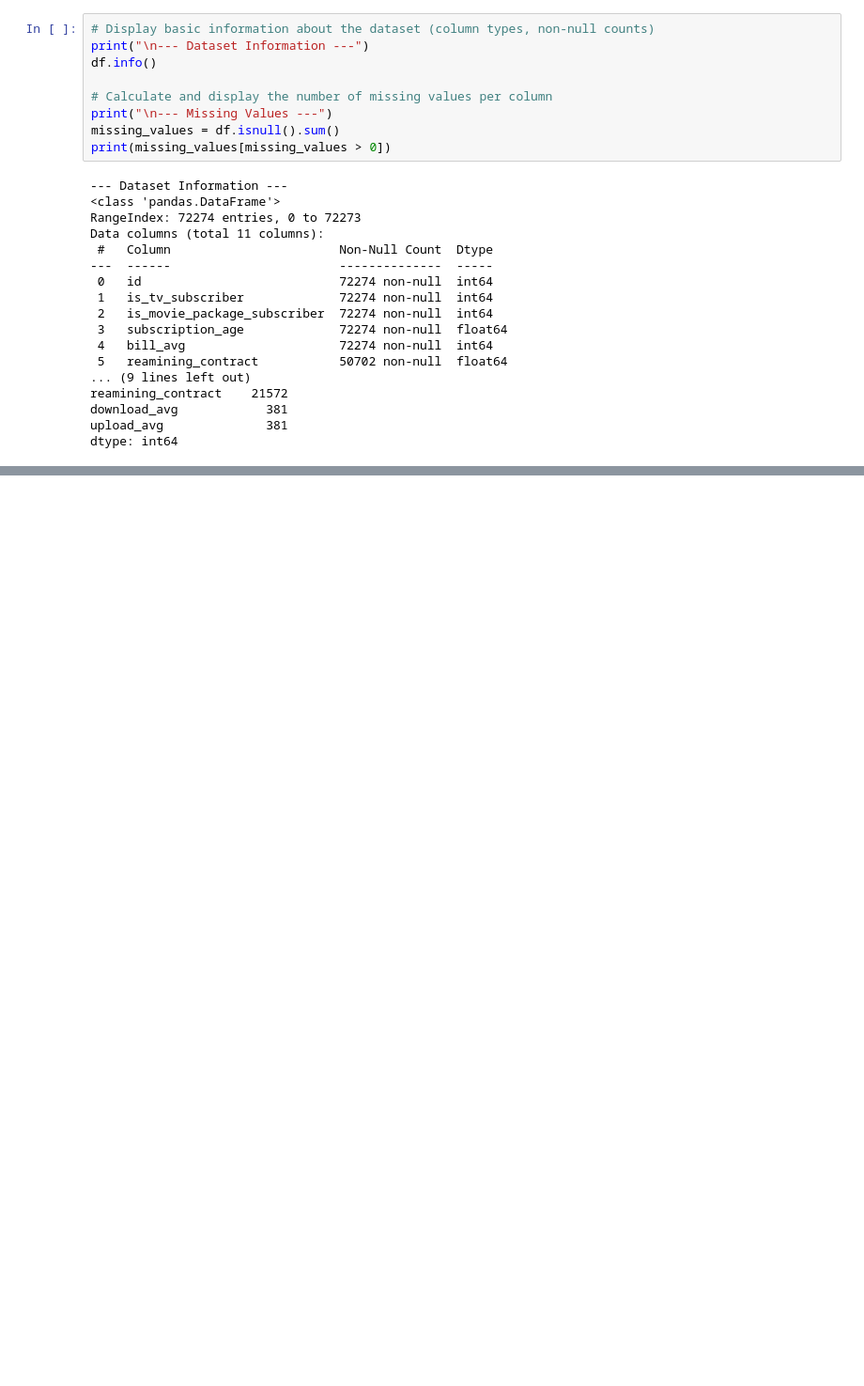
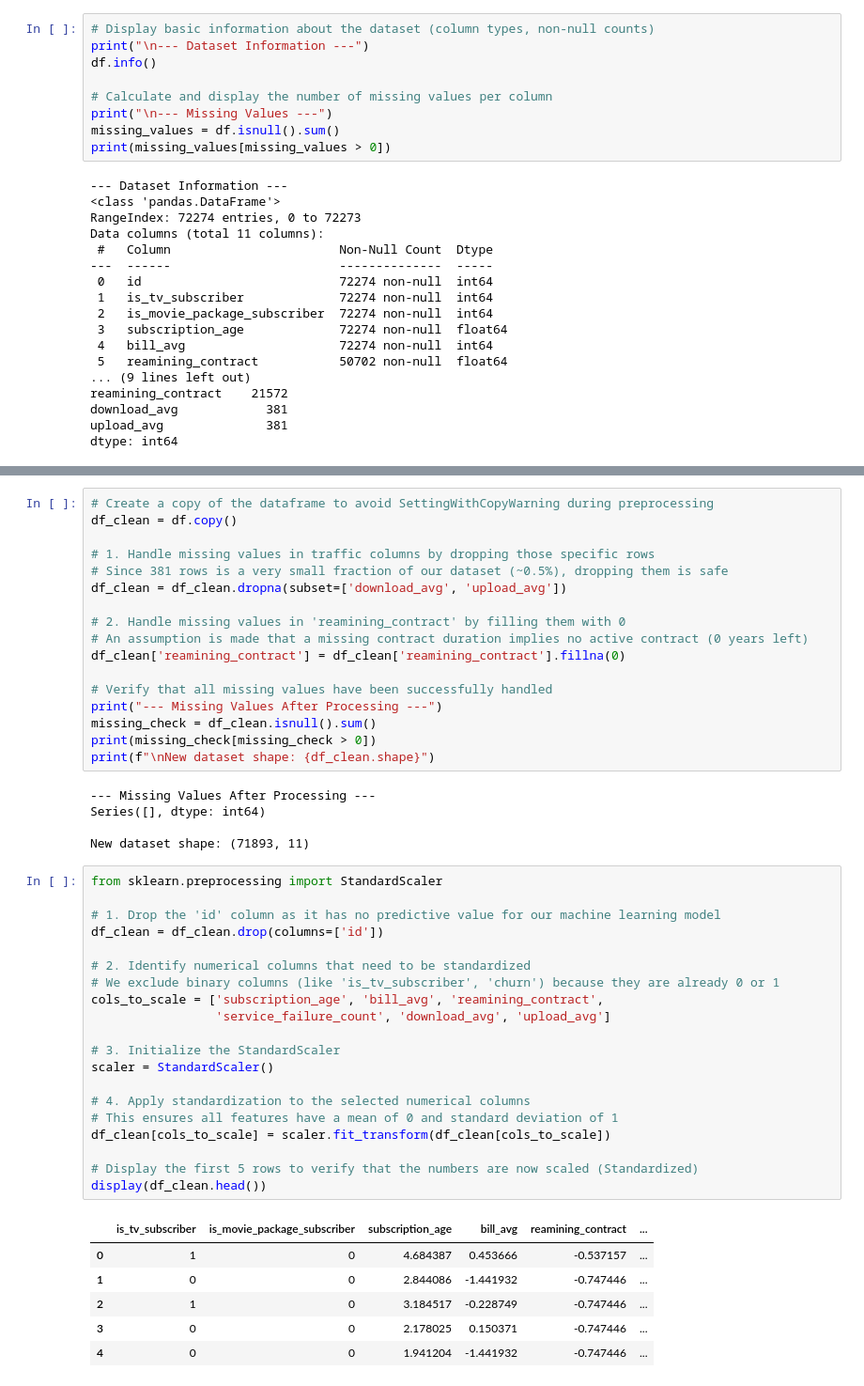
Before and after one commit to krasnytsiammisha04/telecom-churn-prediction, a Jupyter notebook: notebooks/1_eda.ipynb, the cells around one changed output, grey strips where cells are left out. Shown at 94% size. Saved outputs shown, nothing was run; the diff lists cells and outputs as text; blank space fills up the shorter version.

```diff
--- a/notebooks/1_eda.ipynb
+++ b/notebooks/1_eda.ipynb
@@ -44,0 +79,49 @@ dtype: int64
+# %%
+# Create a copy of the dataframe to avoid SettingWithCopyWarning during preprocessing
+df_clean = df.copy()
+
+# 1. Handle missing values in traffic columns by dropping those specific rows
+# Since 381 rows is a very small fraction of our dataset (~0.5%), dropping them is safe
+df_clean = df_clean.dropna(subset=['download_avg', 'upload_avg'])
+
+# 2. Handle missing values in 'reamining_contract' by filling them with 0
+# An assumption is made that a missing contract duration implies no active contract (0 years left)
+df_clean['reamining_contract'] = df_clean['reamining_contract'].fillna(0)
+
+# Verify that all missing values have been successfully handled
+print("--- Missing Values After Processing ---")
+missing_check = df_clean.isnull().sum()
+print(missing_check[missing_check > 0])
+print(f"\nNew dataset shape: {df_clean.shape}")
+# %% [output]
+--- Missing Values After Processing ---
+Series([], dtype: int64)
+
+New dataset shape: (71893, 11)
+# %%
+from sklearn.preprocessing import StandardScaler
+
+# 1. Drop the 'id' column as it has no predictive value for our machine learning model
+df_clean = df_clean.drop(columns=['id'])
+
+# 2. Identify numerical columns that need to be standardized
+# We exclude binary columns (like 'is_tv_subscriber', 'churn') because they are already 0 or 1
+cols_to_scale = ['subscription_age', 'bill_avg', 'reamining_contract',
+                 'service_failure_count', 'download_avg', 'upload_avg']
+
+# 3. Initialize the StandardScaler
+scaler = StandardScaler()
+
+# 4. Apply standardization to the selected numerical columns
+# This ensures all features have a mean of 0 and standard deviation of 1
+df_clean[cols_to_scale] = scaler.fit_transform(df_clean[cols_to_scale])
+
+# Display the first 5 rows to verify that the numbers are now scaled (Standardized)
+display(df_clean.head())
+# %% [output]
+|  | is_tv_subscriber | is_movie_package_subscriber | subscription_age | bill_avg | reamining_contract | ... |
+| 0 | 1 | 0 | 4.684387 | 0.453666 | -0.537157 | ... |
+| 1 | 0 | 0 | 2.844086 | -1.441932 | -0.747446 | ... |
+| 2 | 1 | 0 | 3.184517 | -0.228749 | -0.747446 | ... |
+| 3 | 0 | 0 | 2.178025 | 0.150371 | -0.747446 | ... |
+| 4 | 0 | 0 | 1.941204 | -1.441932 | -0.747446 | ... |
```
Also changed, not shown: parts of 5 cells of this notebook, 5 other files.
